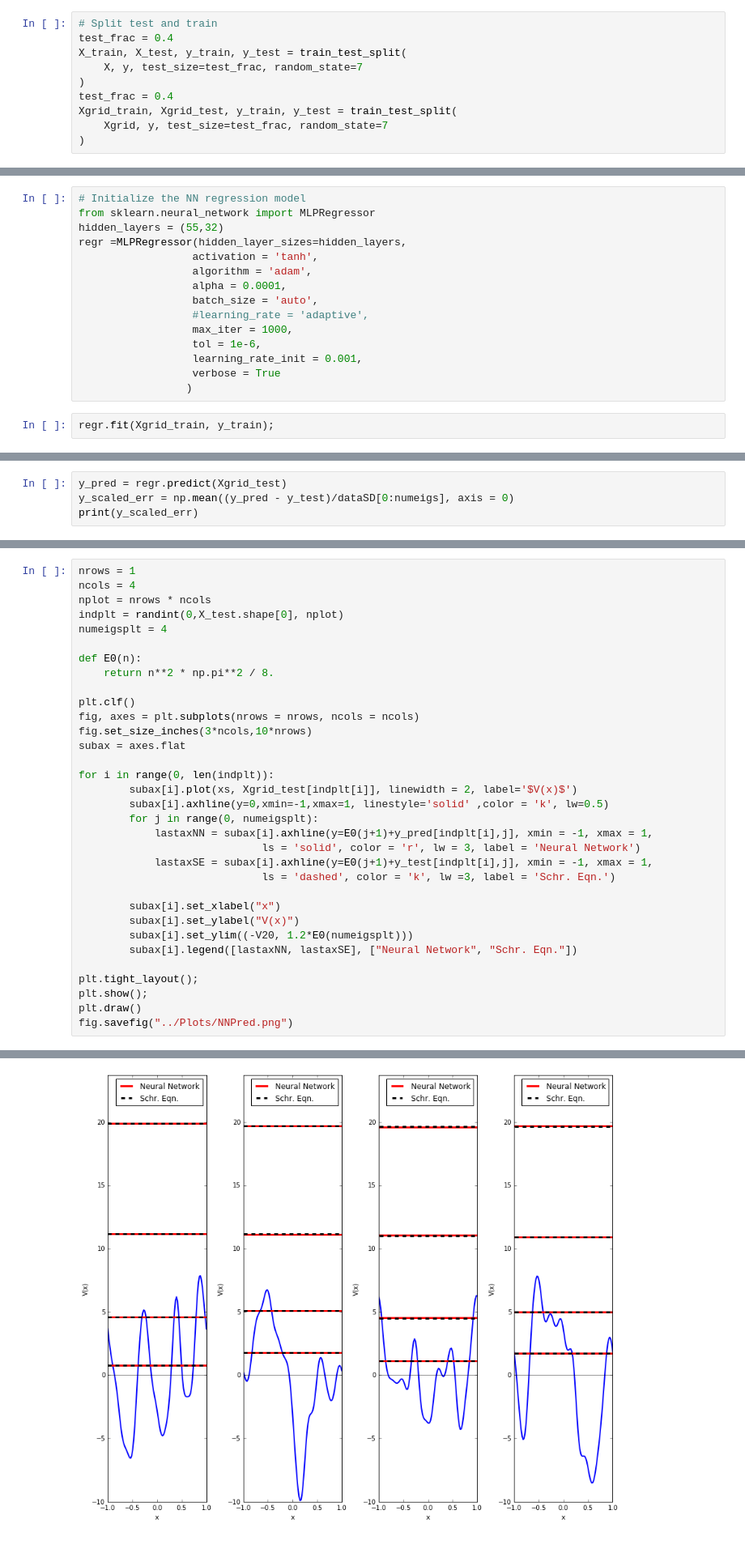
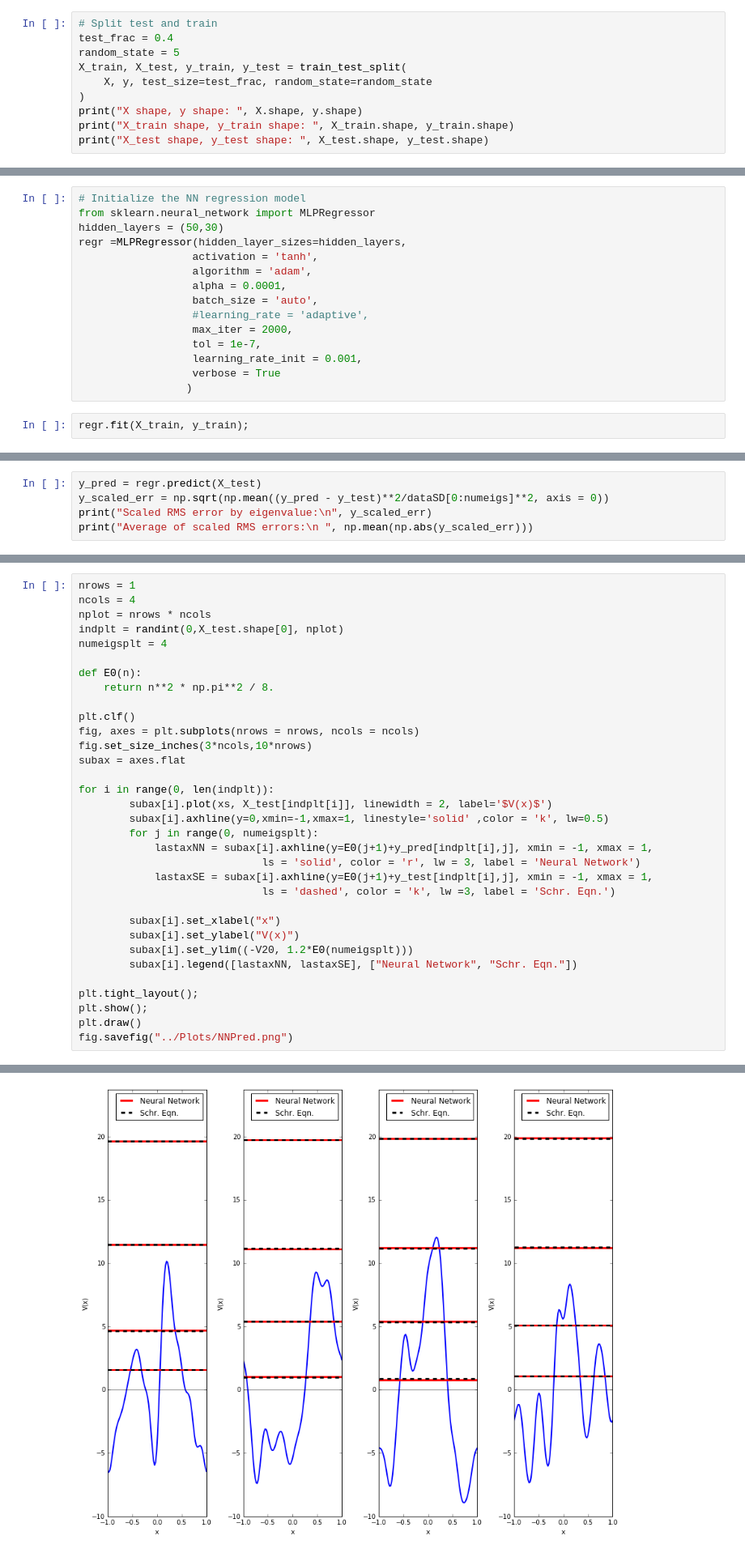
Before and after one commit to dhudsmith/qmnnet, a Jupyter notebook: jupyter/learn_sklearn.ipynb, the cells around one changed output, grey strips where cells are left out. Shown: that part at 81% size. Cells and saved outputs as stored; diff of their text form.

```diff
--- a/jupyter/learn_sklearn.ipynb
+++ b/jupyter/learn_sklearn.ipynb
@@ -70,10 +86,10 @@ y = np.concatenate( (eigs, eigs) )[::,1:numeigs+1]
 # %%
 # Split test and train
 test_frac = 0.4
+random_state = 5
 X_train, X_test, y_train, y_test = train_test_split(
-    X, y, test_size=test_frac, random_state=7
+    X, y, test_size=test_frac, random_state=random_state
 )
-test_frac = 0.4
-Xgrid_train, Xgrid_test, y_train, y_test = train_test_split(
-    Xgrid, y, test_size=test_frac, random_state=7
-)
+print("X shape, y shape: ", X.shape, y.shape)
+print("X_train shape, y_train shape: ", X_train.shape, y_train.shape)
+print("X_test shape, y_test shape: ", X_test.shape, y_test.shape)
@@ -97,18 +104,18 @@ print(Xgrid_test.shape, y_test.shape)
 # %%
 # Initialize the NN regression model
 from sklearn.neural_network import MLPRegressor
-hidden_layers = (55,32)
+hidden_layers = (50,30)
 regr =MLPRegressor(hidden_layer_sizes=hidden_layers,
                   activation = 'tanh',
                   algorithm = 'adam',
                   alpha = 0.0001,
                   batch_size = 'auto',
                   #learning_rate = 'adaptive',
-                  max_iter = 1000,
-                  tol = 1e-6,
+                  max_iter = 2000,
+                  tol = 1e-7,
                   learning_rate_init = 0.001,
                   verbose = True
                  )
 # %%
-regr.fit(Xgrid_train, y_train);
+regr.fit(X_train, y_train);
 # %% [output]
@@ -132,5 +141,6 @@ Training loss did not improve more than tol=0.000001 for two consecutive epochs.
 # %%
-y_pred = regr.predict(Xgrid_test)
-y_scaled_err = np.mean((y_pred - y_test)/dataSD[0:numeigs], axis = 0)
-print(y_scaled_err)
+y_pred = regr.predict(X_test)
+y_scaled_err = np.sqrt(np.mean((y_pred - y_test)**2/dataSD[0:numeigs]**2, axis = 0))
+print("Scaled RMS error by eigenvalue:\n", y_scaled_err)
+print("Average of scaled RMS errors:\n ", np.mean(np.abs(y_scaled_err)))
 # %% [output]
@@ -156,33 +167,33 @@ nplot = nrows * ncols
 indplt = randint(0,X_test.shape[0], nplot)
 numeigsplt = 4
 
 def E0(n):
     return n**2 * np.pi**2 / 8.
 
 plt.clf()
 fig, axes = plt.subplots(nrows = nrows, ncols = ncols)
 fig.set_size_inches(3*ncols,10*nrows)
 subax = axes.flat
 
 for i in range(0, len(indplt)):
-        subax[i].plot(xs, Xgrid_test[indplt[i]], linewidth = 2, label='$V(x)$')
+        subax[i].plot(xs, X_test[indplt[i]], linewidth = 2, label='$V(x)$')
         subax[i].axhline(y=0,xmin=-1,xmax=1, linestyle='solid' ,color = 'k', lw=0.5)
         for j in range(0, numeigsplt):
             lastaxNN = subax[i].axhline(y=E0(j+1)+y_pred[indplt[i],j], xmin = -1, xmax = 1,
                              ls = 'solid', color = 'r', lw = 3, label = 'Neural Network')
             lastaxSE = subax[i].axhline(y=E0(j+1)+y_test[indplt[i],j], xmin = -1, xmax = 1,
                              ls = 'dashed', color = 'k', lw =3, label = 'Schr. Eqn.')
 
         subax[i].set_xlabel("x")
         subax[i].set_ylabel("V(x)")
         subax[i].set_ylim((-V20, 1.2*E0(numeigsplt)))
         subax[i].legend([lastaxNN, lastaxSE], ["Neural Network", "Schr. Eqn."])
 
 plt.tight_layout();
 plt.show();
 plt.draw()
 fig.savefig("../Plots/NNPred.png")
 # %% [output]
 <matplotlib.figure.Figure at 0x...>
-[figure, old version]
+[figure, new version]
 <matplotlib.figure.Figure at 0x...>
```
Also changed, not shown: parts of 17 cells of this notebook, 3 other files.
